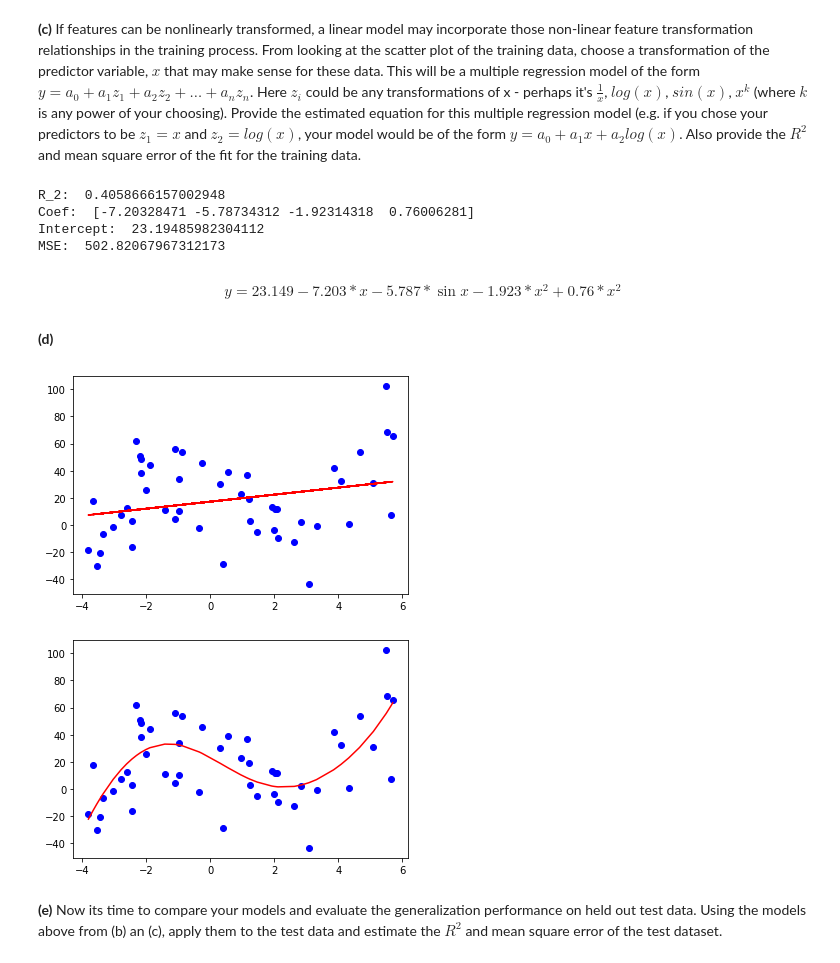
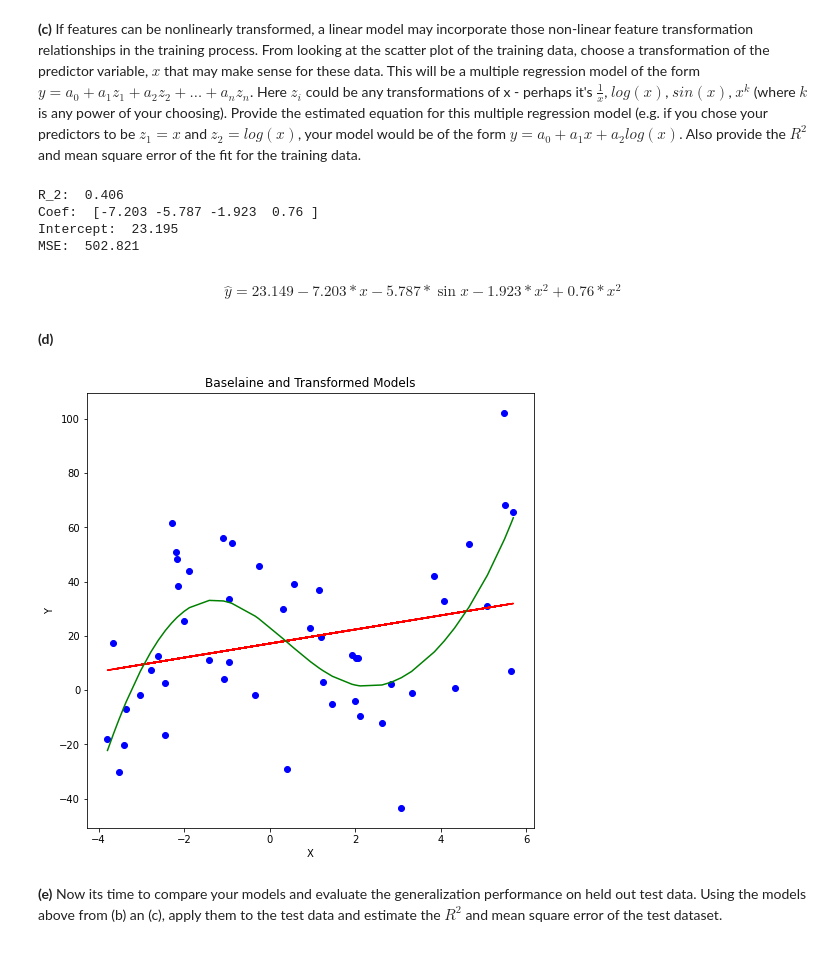
Before and after one commit to HarTigran/ids705, a Jupyter notebook: assignments/Assignment_2.ipynb, the cells around one changed output. Cells and saved outputs as stored; diff of their text form; code cells hidden in the pictures.

```diff
--- a/assignments/Assignment_2.ipynb
+++ b/assignments/Assignment_2.ipynb
@@ -566,36 +588,35 @@ reg_1 = LinearRegression().fit(x_train_m,y_train)
 y_pred_m = reg_1.predict(x_train_m)
 R_2_M = reg_1.score(x_train_m,y_train)
 MSE_M = mean_squared_error(y_train, y_pred_m)
-print("R_2: ",R_2_M)
-print("Coef: ",reg_1.coef_)
-print("Intercept: ",reg_1.intercept_)
-print("MSE: ",MSE_M)
+print("R_2: ",np.round(R_2_M,3))
+print("Coef: ",np.round(reg_1.coef_,3))
+print("Intercept: ",np.round(reg_1.intercept_,3))
+print("MSE: ",np.round(MSE_M,3))
 # %% [output]
-R_2:  0.4058666157002948
-Coef:  [-7.20328471 -5.78734312 -1.92314318  0.76006281]
-Intercept:  23.19485982304112
-MSE:  502.82067967312173
+R_2:  0.406
+Coef:  [-7.203 -5.787 -1.923  0.76 ]
+Intercept:  23.195
+MSE:  502.821
 # %% [markdown]
-$$ y = 23.149 -7.203*x - 5.787*\sin{x} - 1.923*x^2 + 0.76*x^2$$
+$$ \hat{y} = 23.149 -7.203*x - 5.787*\sin{x} - 1.923*x^2 + 0.76*x^2$$
 # %% [markdown]
 **(d)**
 # %%
+plt.figure(figsize = (8,8))
 plt.scatter(x_train, y_train,color='b')
-plt.plot(x_train.reshape(-1, 1), reg.predict(x_train.reshape(-1, 1)),color='r')
+plt.plot(x_train.reshape(-1, 1), reg.predict(x_train.reshape(-1, 1)),color='r')#, lable = "Baseline")
+arr1inds = x_train.argsort()
+sorted_arr1 = x_train[arr1inds[::-1]]
+sorted_arr2 = y_pred_m[arr1inds[::-1]]
+plt.plot(sorted_arr1, sorted_arr2,color='green')#, label = "Transformed")
+plt.title('Baselaine and Transformed Models')
+plt.xlabel('X')
+plt.ylabel('Y')
+#plt.lable()
 
 plt.show()
 # %% [output]
-[figure, old version]
+[figure, new version]
-# %%
-plt.scatter(x_train, y_train,color='b')
-arr1inds = x_train.argsort()
-sorted_arr1 = x_train[arr1inds[::-1]]
-sorted_arr2 = y_pred_m[arr1inds[::-1]]
-plt.plot(sorted_arr1, sorted_arr2,color='r')
-
-plt.show()
-# %% [output]
-[figure, removed]
 # %% [markdown]
 **(e)** Now its time to compare your models and evaluate the generalization performance on held out test data. Using the models above from (b) an (c), apply them to the test data and estimate the $R^2$ and mean square error of the test dataset.
 # %%
```
Also changed, not shown: parts of 28 cells of this notebook.
